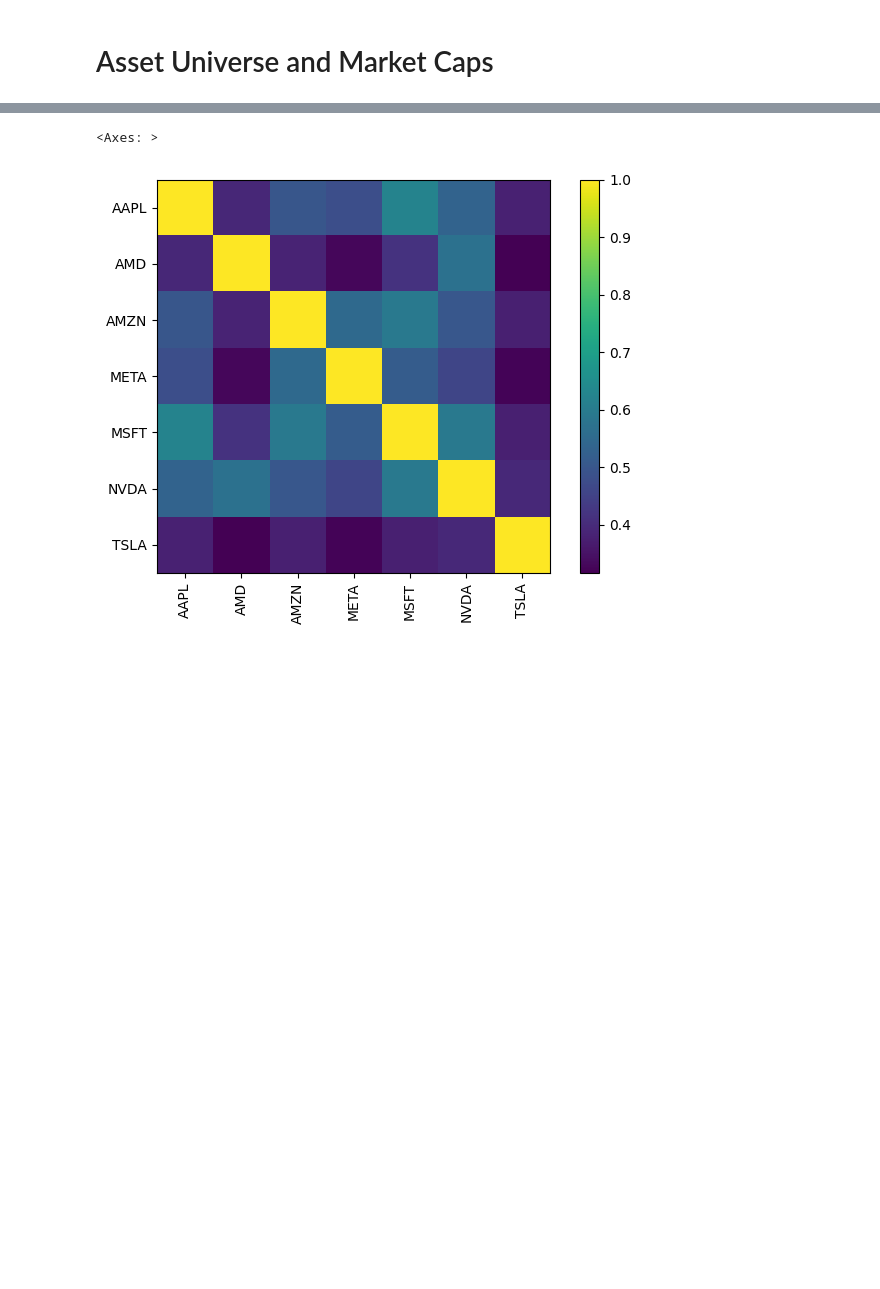
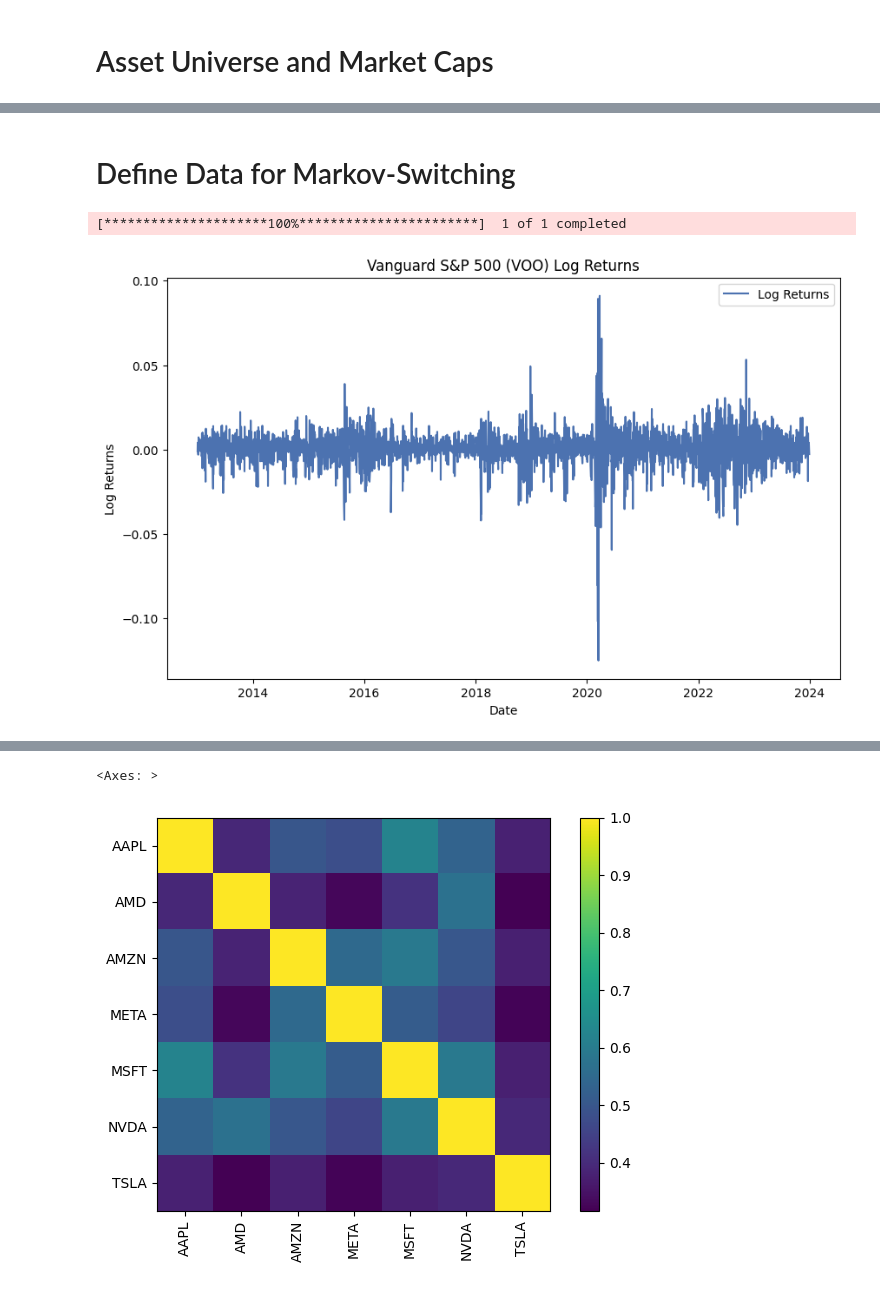
Before and after one commit to chantalmaskell/Black_Litterman_Portfolio_Optimisation, a Jupyter notebook: notebook.ipynb, the cells around one changed output, grey strips where cells are left out. Saved outputs shown, nothing was run; the diff lists cells and outputs as text; code cells hidden in the pictures; blank space fills up the shorter version.

Commit message:
Markov-switching and restructure of BL components

```diff
--- a/notebook.ipynb
+++ b/notebook.ipynb
@@ -35,0 +52,22 @@ for ticker in tickers:
+# %% [markdown]
+# Define Data for Markov-Switching
+# %%
+# Separate data for markov switching
+etf_data = yf.download('VOO', start=start_date, end=end_date)
+etf_data['Returns'] = np.log(etf_data['Close'] / etf_data['Close'].shift(1))
+etf_data = etf_data.dropna()
+etf_data.to_csv("./Data/VOO_data.csv")
+
+def plot_log_returns(etf_data):
+    plt.figure(figsize=(10,6))
+    plt.plot(etf_data.index, etf_data['Returns'], label='Log Returns')
+    plt.title('Vanguard S&P 500 (VOO) Log Returns')
+    plt.xlabel('Date')
+    plt.ylabel('Log Returns')
+    plt.legend()
+    plt.show()
+
+plot_log_returns(etf_data)
+# %% [output]
+[*********************100%***********************]  1 of 1 completed
+[figure, added]
```
Also changed, not shown: parts of 29 cells of this notebook, 3 other files.
